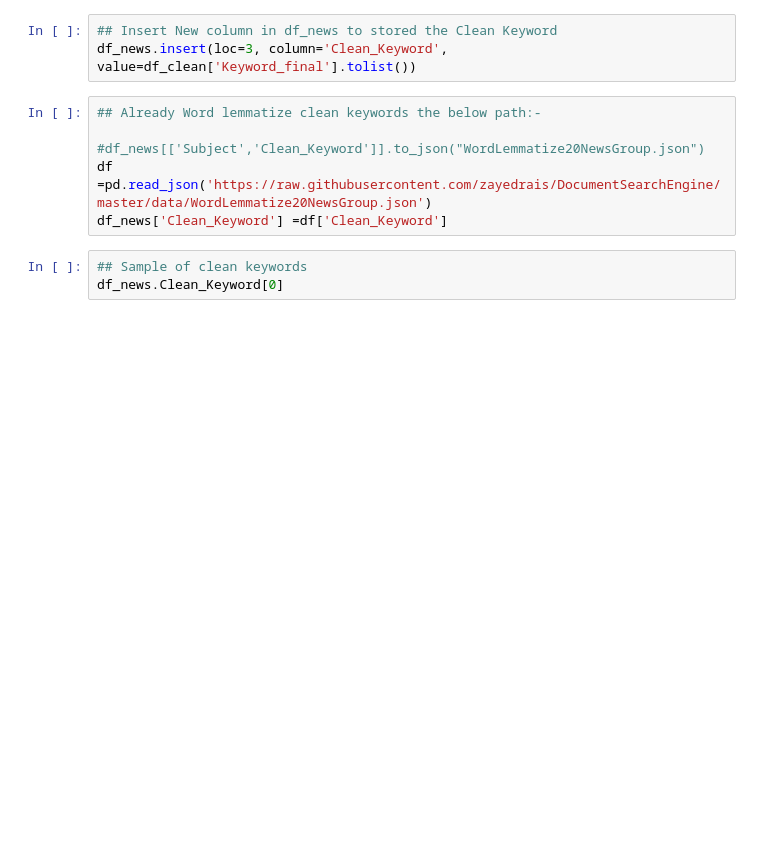
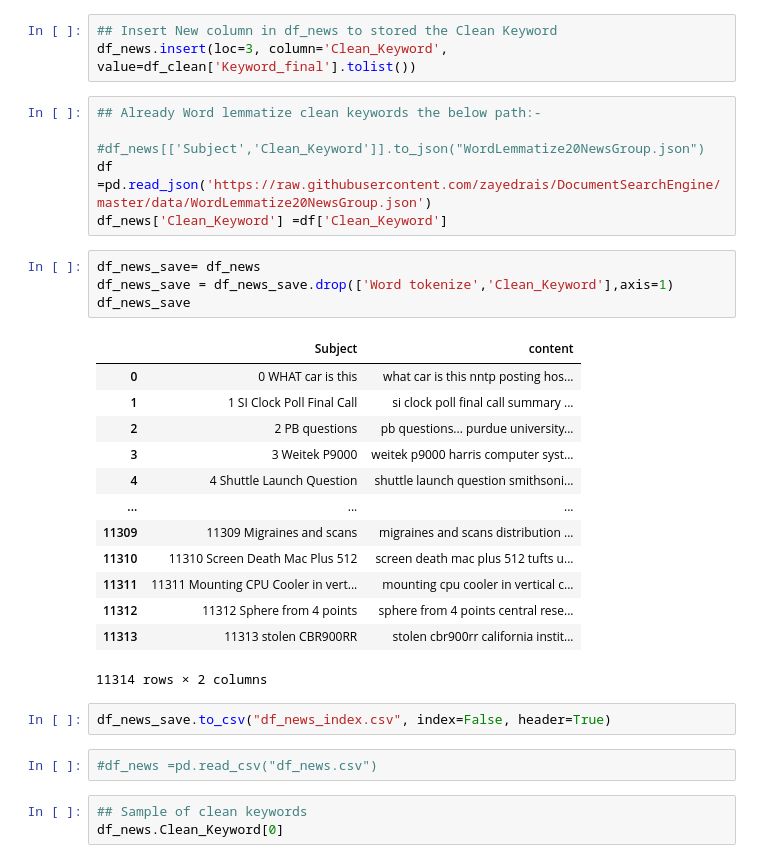
Before and after one commit to zayedrais/DocumentSearchEngine, a Jupyter notebook: Document Search Engine.ipynb, the cells around one changed output. Drawn from its saved outputs; the diff is of its cells as text; blank space fills up the shorter version.

```diff
--- a/Document Search Engine.ipynb
+++ b/Document Search Engine.ipynb
@@ -156,6 +155,28 @@ df_news.insert(loc=3, column='Clean_Keyword', value=df_clean['Keyword_final'].to
 #df_news[['Subject','Clean_Keyword']].to_json("WordLemmatize20NewsGroup.json")
 df =pd.read_json('https://raw.githubusercontent.com/zayedrais/DocumentSearchEngine/master/data/WordLemmatize20NewsGroup.json')
 df_news['Clean_Keyword'] =df['Clean_Keyword']
+# %%
+df_news_save= df_news
+df_news_save = df_news_save.drop(['Word tokenize','Clean_Keyword'],axis=1)
+df_news_save
+# %% [output]
+|  | Subject | content |
+| 0 | 0 WHAT car is this | what car is this nntp posting hos... |
+| 1 | 1 SI Clock Poll Final Call | si clock poll final call summary ... |
+| 2 | 2 PB questions | pb questions... purdue university... |
+| 3 | 3 Weitek P9000 | weitek p9000 harris computer syst... |
+| 4 | 4 Shuttle Launch Question | shuttle launch question smithsoni... |
+| ... | ... | ... |
+| 11309 | 11309 Migraines and scans | migraines and scans distribution ... |
+| 11310 | 11310 Screen Death Mac Plus 512 | screen death mac plus 512 tufts u... |
+| 11311 | 11311 Mounting CPU Cooler in vert... | mounting cpu cooler in vertical c... |
+| 11312 | 11312 Sphere from 4 points | sphere from 4 points central rese... |
+| 11313 | 11313 stolen CBR900RR | stolen cbr900rr california instit... |
+11314 rows × 2 columns
+# %%
+df_news_save.to_csv("df_news_index.csv", index=False, header=True)
+# %%
+#df_news =pd.read_csv("df_news.csv")
 # %%
 ## Sample of clean keywords
 df_news.Clean_Keyword[0]
```
Also changed, not shown: parts of 18 cells of this notebook.
